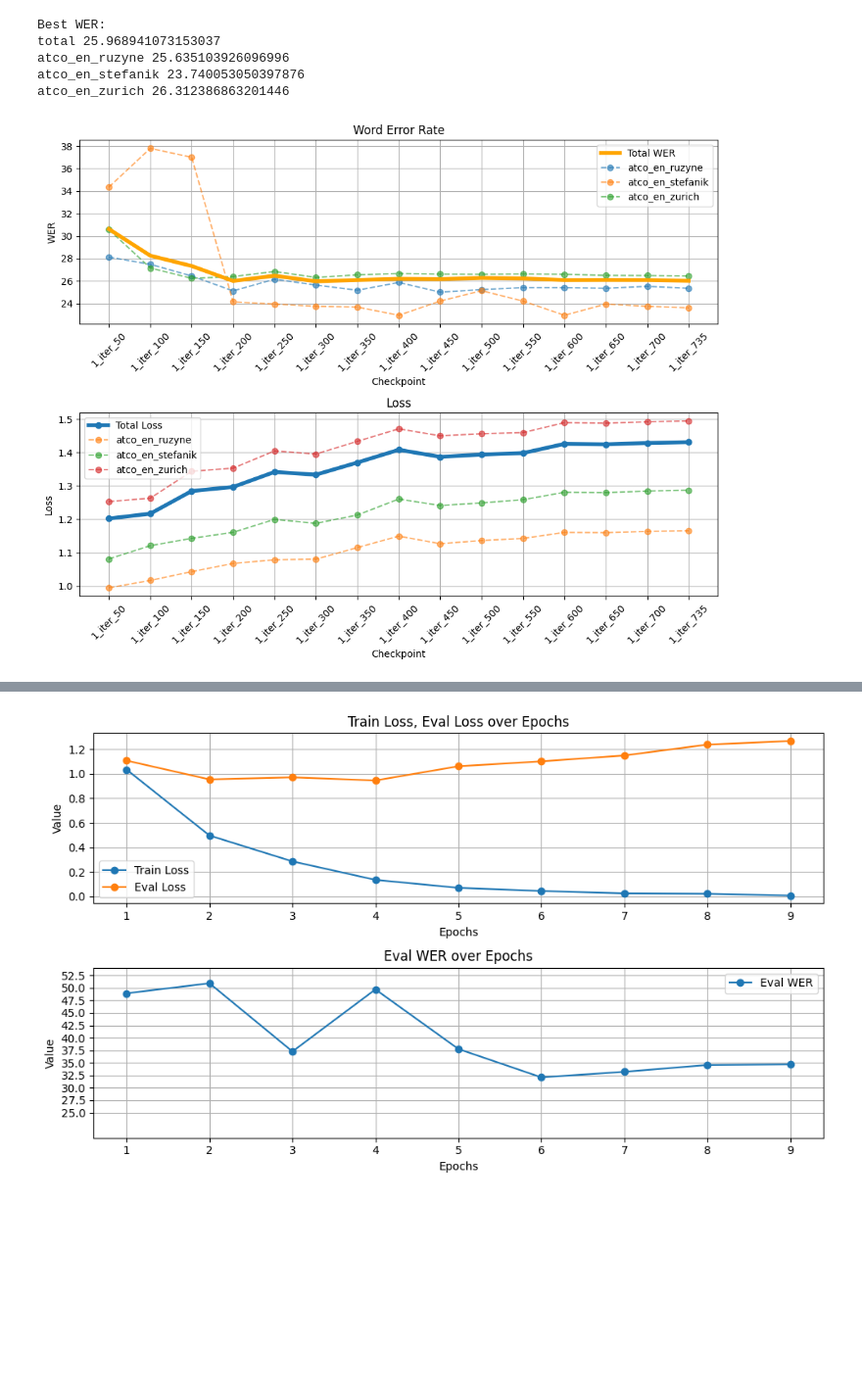
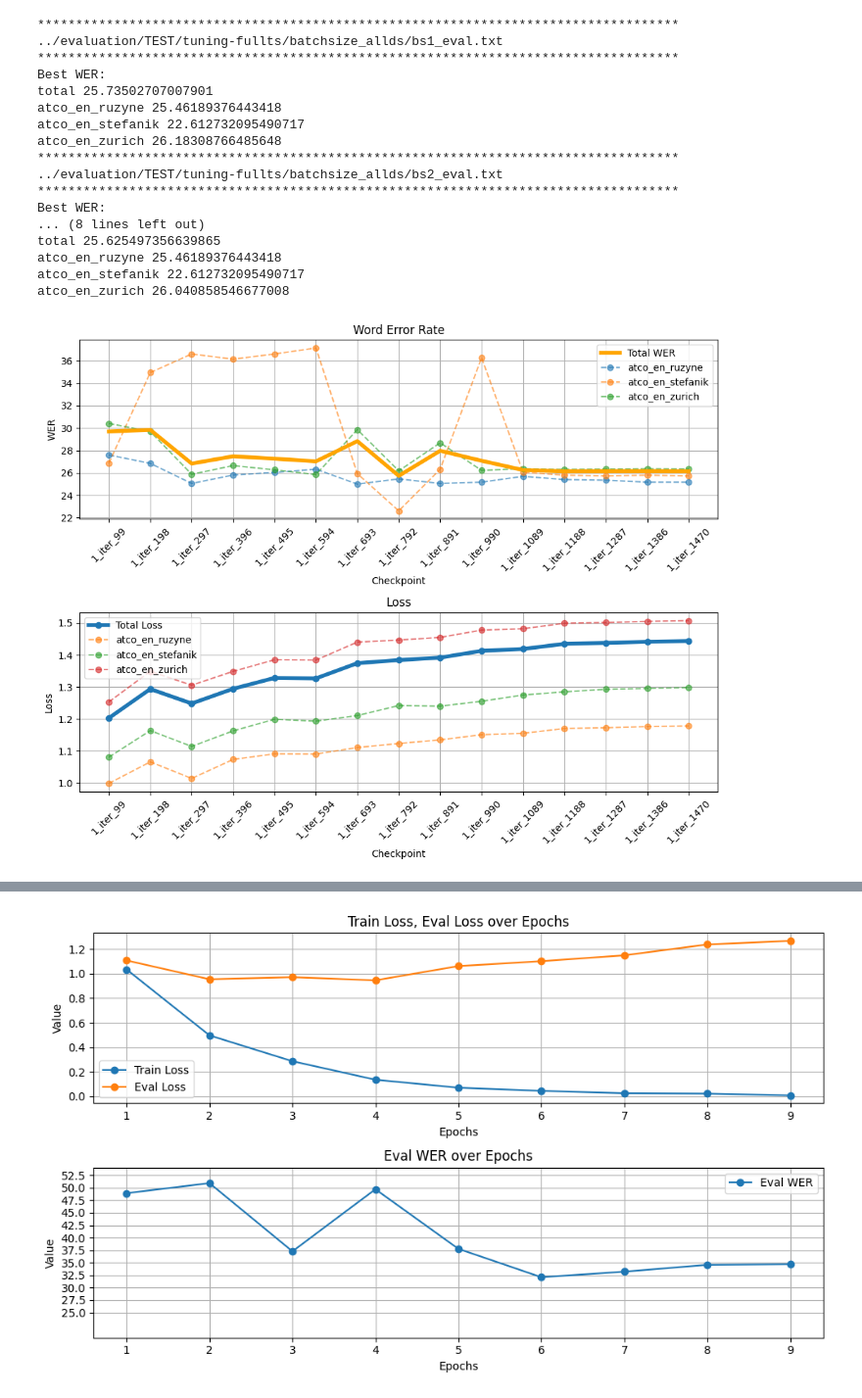
Before and after one commit to JohnyDevp/DP-Air-Traffic-Comm-Transcription, a Jupyter notebook: data/tools/out_eval_to_graps.ipynb, the cells around one changed output, grey strips where cells are left out. Shown: that part at 98% size. Cells and saved outputs as stored; diff of their text form; code cells hidden in the pictures; blank space fills up the shorter version.

```diff
--- a/data/tools/out_eval_to_graps.ipynb
+++ b/data/tools/out_eval_to_graps.ipynb
@@ -102,26 +102,47 @@ def plot_wer_loss(wer,loss, checkpoints,src_file):
 # %%
 # file="../evaluation/TEST/vanmed_ALLDS/allds-atco-nop"
 # file="../evaluation/TEST/tuning-fullts/default-params/allds_ATCOen/eval.txt"
 # file = "../evaluation/TEST/tuning-fullts/lr_allds/lr3_eval.txt"
-file = "../evaluation/TEST/tuning-fullts/warmup_allds/wr3_eval.txt"
-data = open(file,'r').readlines()
+files = [
+    "../evaluation/TEST/tuning-fullts/batchsize_allds/bs1_eval.txt",
+    "../evaluation/TEST/tuning-fullts/batchsize_allds/bs2_eval.txt",
+    "../evaluation/TEST/tuning-fullts/batchsize_allds/bs3_eval.txt"
+]
 
-# number of examples in dataset
-num_examples = {
-    'atco_en_ruzyne': 70,
-    'atco_en_stefanik': 53,
-    'atco_en_zurich': 412,
-    # 'atco_fr': 33,
-    # 'atco_other_lang': 40
-}
+for file in files:
+    print('************************************************************************************')
+    print(file)
+    print('************************************************************************************')
+    data = open(file,'r').readlines()
 
-out=compute_wer_loss(data)
-checkpoints, wer, loss = compute_total_wer(out, num_examples)
-plot_wer_loss(wer,loss, checkpoints, file)
+    # number of examples in dataset
+    num_examples = {
+        'atco_en_ruzyne': 70,
+        'atco_en_stefanik': 53,
+        'atco_en_zurich': 412,
+        # 'atco_fr': 33,
+        # 'atco_other_lang': 40
+    }
+
+    out=compute_wer_loss(data)
+    checkpoints, wer, loss = compute_total_wer(out, num_examples)
+    plot_wer_loss(wer,loss, checkpoints, file)
 # %% [output]
+************************************************************************************
+../evaluation/TEST/tuning-fullts/batchsize_allds/bs1_eval.txt
+************************************************************************************
 Best WER:
-total 25.968941073153037
-atco_en_ruzyne 25.635103926096996
-atco_en_stefanik 23.740053050397876
-atco_en_zurich 26.312386863201446
+total 25.73502707007901
+atco_en_ruzyne 25.46189376443418
+atco_en_stefanik 22.612732095490717
+atco_en_zurich 26.18308766485648
+************************************************************************************
+../evaluation/TEST/tuning-fullts/batchsize_allds/bs2_eval.txt
+************************************************************************************
+Best WER:
+... (8 lines left out)
+total 25.625497356639865
+atco_en_ruzyne 25.46189376443418
+atco_en_stefanik 22.612732095490717
+atco_en_zurich 26.040858546677008
-[figure, old version]
+[figure, new version]
```
Also changed, not shown: parts of 1 cell of this notebook, 15 other files.
